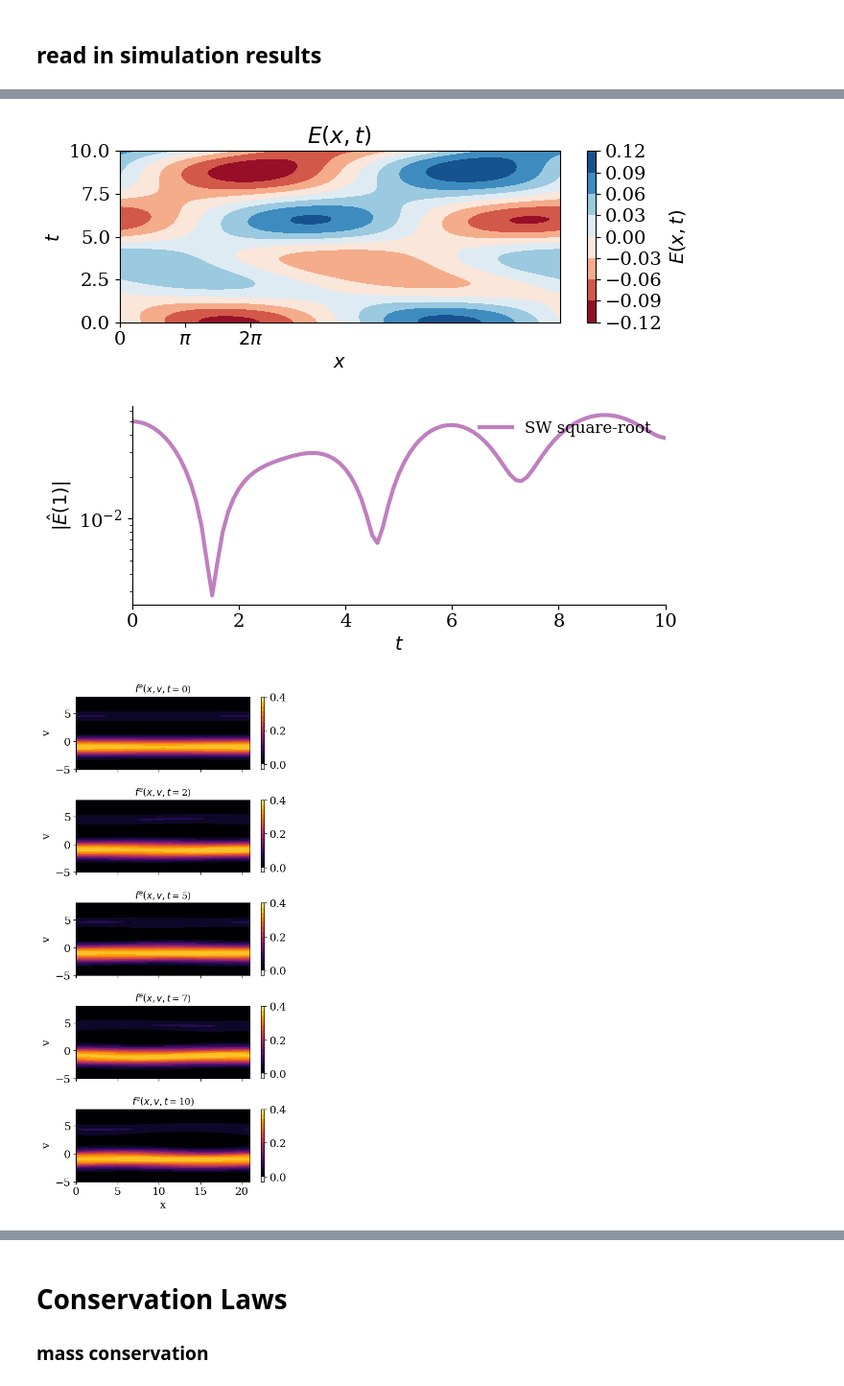
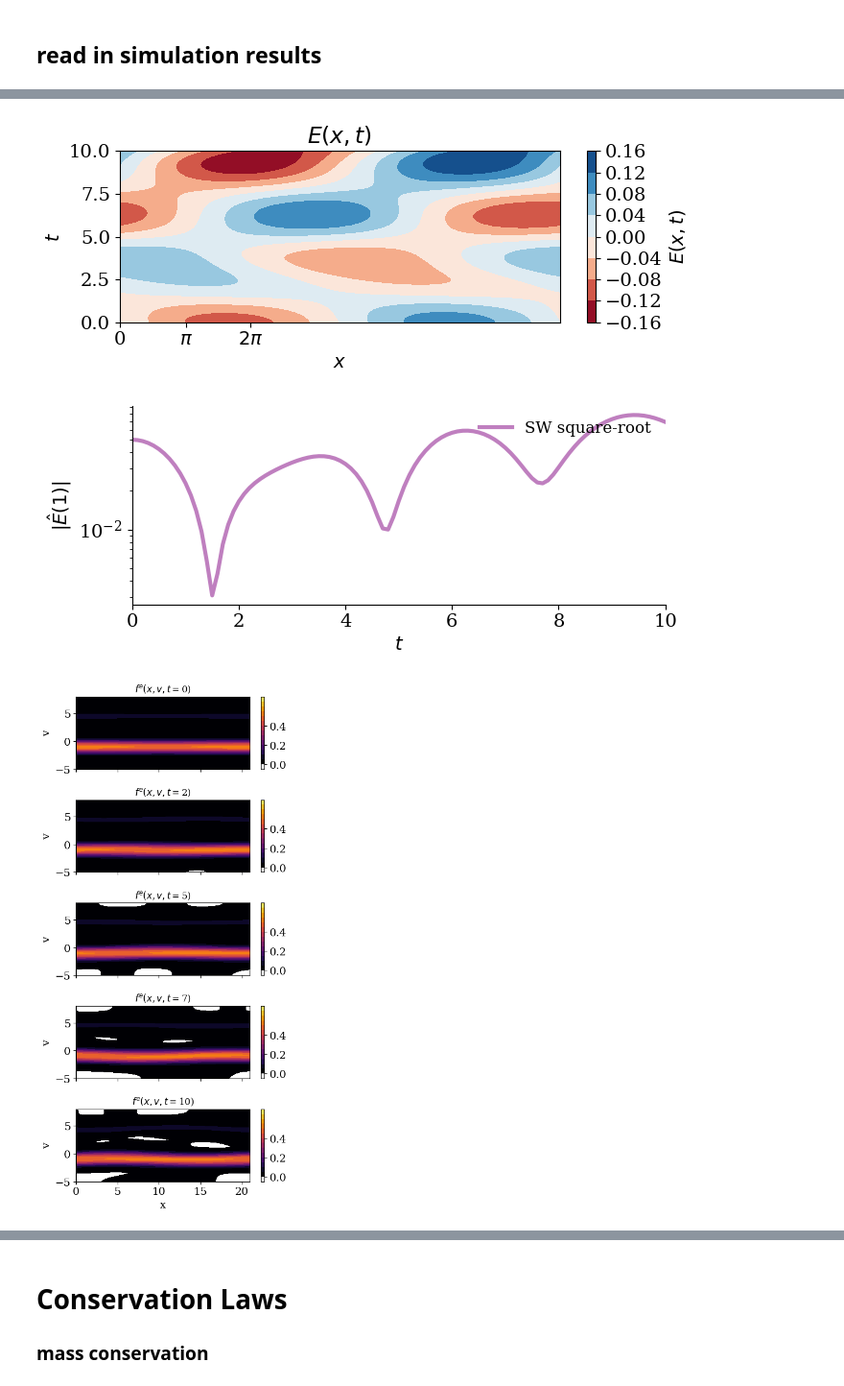
Before and after one commit to opaliss/SW-Conservative-Closure, a Jupyter notebook: SW/bump on tail SW (even).ipynb, the cells around one changed output, grey strips where cells are left out. Shown at 96% size. Saved outputs shown, nothing was run; the diff lists cells and outputs as text; code cells hidden in the pictures.

```diff
--- a/SW/bump on tail SW (even).ipynb
+++ b/SW/bump on tail SW (even).ipynb
@@ -27,9 +27,9 @@ matplotlib.rc('ytick', labelsize=14)
 Nx = 20
 Nx_total = 2 * Nx + 1
 # number of Hermite spectral terms in v
-Nv = 100
+Nv = 10
 # Velocity scaling of electron and ion
-alpha_e1 = 1
+alpha_e1 = 1 / np.sqrt(2)
 alpha_e2 = 1 / np.sqrt(2)
 alpha_i = np.sqrt(1 / 1836)
 # perturbation magnitude
@@ -37,7 +37,7 @@ epsilon = 0.03
 # x grid is from 0 to L
 L = 20 * np.pi / 3
 # final time
-T = 10.
+T =10
 # time stepping
 dt = 0.01
 # time vector
@@ -66,8 +66,8 @@ x = np.linspace(0, L, Nx_total)
 # %% [markdown]
 ## read in simulation results
 # %%
-sol_midpoint_u = np.load("../data/SW/bump_on_tail/poisson/sol_midpoint_u_" + str(Nv) + "_momentum_closure_perp.npy")[:, ::10]
-sol_midpoint_t = np.load("../data/SW/bump_on_tail/poisson/sol_midpoint_t_" + str(Nv) + "_momentum_closure_perp.npy")[::10]
+sol_midpoint_u = np.load("../data/SW/bump_on_tail/sol_midpoint_u_" + str(Nv) + "_energy_closure.npy")[:, ::10]
+sol_midpoint_t = np.load("../data/SW/bump_on_tail/sol_midpoint_t_" + str(Nv) + "_energy_closure.npy")[::10]
 print(np.shape(sol_midpoint_u))
 print(np.shape(sol_midpoint_t))
 # %% [output]
@@ -100,14 +100,14 @@ for ii in range(len(sol_midpoint_t)):
                                                           alpha_e1=alpha_e1, alpha_e2=alpha_e2, alpha_i=alpha_i,
                                                           Nx=Nx, L=L,  Nv=Nv)
     # energy closure
-    # closure_e1 = closure_energy(state=state_e1_midpoint[:, :, ii], alpha_s=alpha_e1, u_s=u_e1, Nv=Nv, E=E_midpoint[:, ii], J_inv=J_inv, q_s=q_e1, m_s=m_e1, Nx_total=Nx_total)
-    # closure_e2 = closure_energy(state=state_e2_midpoint[:, :, ii], alpha_s=alpha_e2, u_s=u_e2, Nv=Nv, E=E_midpoint[:, ii], J_inv=J_inv, q_s=q_e2, m_s=m_e2, Nx_total=Nx_total)
-    # closure_i = closure_energy(state=state_i_midpoint[:, :, ii], alpha_s=alpha_i, u_s=u_i, Nv=Nv, E=E_midpoint[:, ii], J_inv=J_inv, q_s=q_i, m_s=m_i, Nx_total=Nx_total)
+    closure_e1 = closure_energy(state=state_e1_midpoint[:, :, ii], alpha_s=alpha_e1, u_s=u_e1, Nv=Nv, E=E_midpoint[:, ii], J_inv=J_inv, q_s=q_e1, m_s=m_e1, Nx_total=Nx_total)
+    closure_e2 = closure_energy(state=state_e2_midpoint[:, :, ii], alpha_s=alpha_e2, u_s=u_e2, Nv=Nv, E=E_midpoint[:, ii], J_inv=J_inv, q_s=q_e2, m_s=m_e2, Nx_total=Nx_total)
+    closure_i = closure_energy(state=state_i_midpoint[:, :, ii], alpha_s=alpha_i, u_s=u_i, Nv=Nv, E=E_midpoint[:, ii], J_inv=J_inv, q_s=q_i, m_s=m_i, Nx_total=Nx_total)
 
-    # momentum closure
-    closure_e1 = closure_momentum(state=state_e1_midpoint[:, :, ii], alpha_s=alpha_e1, u_s=u_e1, Nv=Nv)
-    closure_e2 = closure_momentum(state=state_e2_midpoint[:, :, ii], alpha_s=alpha_e2, u_s=u_e2, Nv=Nv)
-    closure_i = closure_momentum(state=state_i_midpoint[:, :, ii], alpha_s=alpha_i, u_s=u_i, Nv=Nv)
+    # # momentum closure
+    # closure_e1 = closure_momentum(state=state_e1_midpoint[:, :, ii], alpha_s=alpha_e1, u_s=u_e1, Nv=Nv)
+    # closure_e2 = closure_momentum(state=state_e2_midpoint[:, :, ii], alpha_s=alpha_e2, u_s=u_e2, Nv=Nv)
+    # closure_i = closure_momentum(state=state_i_midpoint[:, :, ii], alpha_s=alpha_i, u_s=u_i, Nv=Nv)
 # %%
 _  = plt.plot(E_midpoint[:, :].imag)
 # %% [output]
@@ -128,9 +128,9 @@ _ = ax.set_xticklabels([r"0", r"$\pi$", r"$2\pi$"])
 _ = ax.set_ylabel("$t$")
 plt.tight_layout()
 
-plt.savefig("../figs/SW/bump_on_tail/poisson/electric_field_SW_sqrt.png", dpi=600)
+plt.savefig("../figs/SW/bump_on_tail/electric_field_SW_sqrt.png", dpi=600)
 # %% [output]
-[figure, old version]
+[figure, new version]
 # %%
 E1_midpoint = np.zeros(len(sol_midpoint_t))
 
@@ -150,32 +150,32 @@ ax.set_xlim(0, T)
 legend = ax.legend(ncols=1, fancybox=False, shadow=False, fontsize=12, loc='upper right')
 legend.get_frame().set_alpha(0)
 plt.tight_layout()
-plt.savefig("../figs/SW_sqrt/bump_on_tail/poisson/damping_rate_electric_field.png", dpi=600)
+plt.savefig("../figs/SW/bump_on_tail/damping_rate_electric_field.png", dpi=600)
 # %% [output]
-[figure, old version]
+[figure, new version]
 # %%
 fig, ax = plt.subplots(nrows=5, sharex=True, figsize=(5, 10))
 for tt, ii in enumerate(range(0, len(sol_midpoint_t), int(len(sol_midpoint_t)//4))):
     distribution1 = np.zeros((2*Nx+1, len(v)))
     distribution2 = np.zeros((2*Nx+1, len(v)))
     for jj in range(Nv):
         distribution1 += np.outer(fft_(state_e1_midpoint[jj, :, ii], Nx, x, L), psi_ln_sw(xi=(v-u_e1)/alpha_e1, v=v, u_s=u_e1, alpha_s=alpha_e1, n=jj)).real
         distribution2 += np.outer(fft_(state_e2_midpoint[jj, :, ii], Nx, x, L), psi_ln_sw(xi=(v-u_e2)/alpha_e2, v=v, u_s=u_e2, alpha_s=alpha_e2, n=jj)).real
 
-    levels = np.append(-0.1, np.linspace(0, 0.4, 15))
+    levels = np.append(-0.1, np.linspace(0, 0.7, 15))
     colors = mcp.gen_color(cmap="inferno",n=len(levels)-1)
     pos = ax[tt].contourf(x, v, (distribution1 + distribution2).T, levels=levels, colors=np.append(["w"], colors))
     #ax[tt].set_xticks([0, 5*np.pi, 10*np.pi, 15*np.pi, 20*np.pi])
     #ax[tt].set_xticklabels([r"0", r"$5\pi$", r"$10\pi$", r"$15\pi$", r"$20\pi$"])
     ax[tt].set_ylabel("v")
     cbar = fig.colorbar(pos)
     cbar.ax.set_yticks([0, 0.2, 0.4])
     ax[tt].set_title("$f^{e}(x, v, t=$" + str(int(sol_midpoint_t[ii])) + ")", fontsize=12)
 ax[-1].set_xlabel("x")
 plt.tight_layout()
-plt.savefig("../figs/SW_sqrt/bump_on_tail/poisson/bump_on_tail_evolution_SW.png", dpi=600)
+plt.savefig("../figs/SW/bump_on_tail/bump_on_tail_evolution_SW.png", dpi=600)
 # %% [output]
-[figure, old version]
+[figure, new version]
 # %%
 fig, ax = plt.subplots(figsize=(6, 3))
 
```
Also changed, not shown: parts of 10 cells of this notebook, 5 other files.
